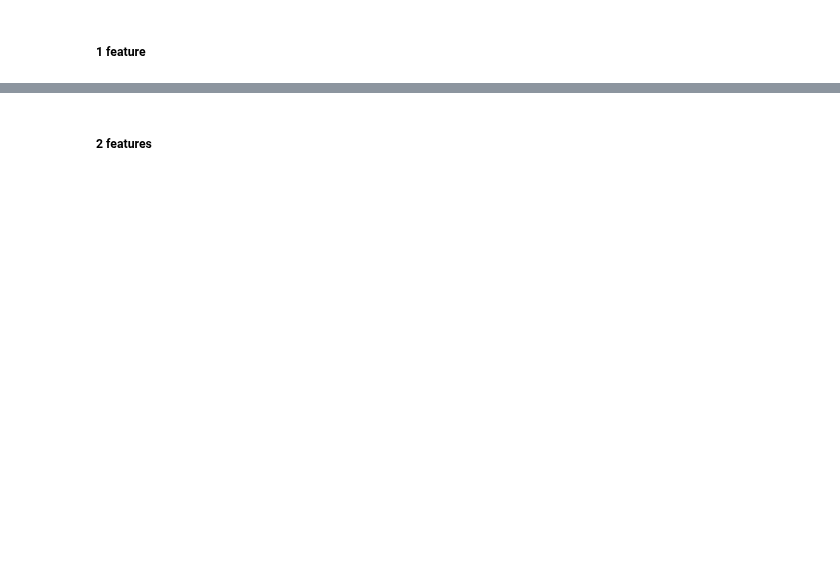
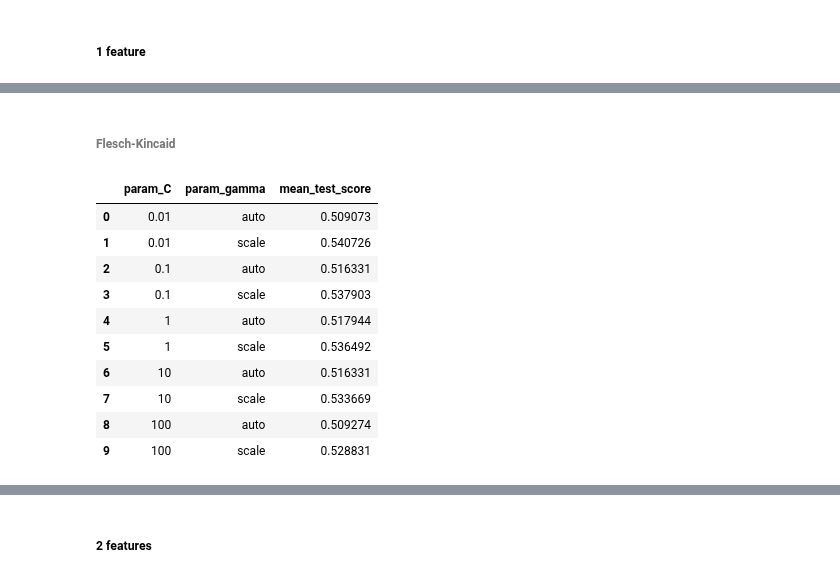
Before and after one commit to ldocarvalho/portals-bias, a Jupyter notebook: portals_bias.ipynb, the cells around one changed output, grey strips where cells are left out. Saved outputs shown, nothing was run; the diff lists cells and outputs as text; code cells hidden in the pictures; blank space fills up the shorter version.

```diff
--- a/portals_bias.ipynb
+++ b/portals_bias.ipynb
@@ -250,17 +264,2 @@ y = df_readability['bias']
 # %% [markdown]
 ##### 1 feature
-# %%
-from numpy import mean
-from numpy import std
-from sklearn import preprocessing
-from sklearn.svm import SVC
-from sklearn.model_selection import LeaveOneOut
-from sklearn.model_selection import cross_validate
-from sklearn.model_selection import train_test_split
-from sklearn.metrics import accuracy_score
-
-cv = LeaveOneOut()
-model = SVC(kernel='rbf', gamma='scale')
-scoring = {'acc': 'accuracy',
-           'prec_macro': 'precision_macro',
-           'rec_micro': 'recall_macro'}
@@ -299,0 +266,19 @@ Revocação: 0.5356854838709678
+# %% [markdown]
+###### Flesch-Kincaid
+# %%
+X_1 = df_readability.drop(['flesch-reading-ease', 'dale-chall', 'gunning-fog', 'bias'], axis=1)
+model.fit(X_1, y)
+df_results = pd.DataFrame(model.cv_results_)
+df_results[['param_C', 'param_gamma', 'mean_test_score']]
+# %% [output]
+|  | param_C | param_gamma | mean_test_score |
+| 0 | 0.01 | auto | 0.509073 |
+| 1 | 0.01 | scale | 0.540726 |
+| 2 | 0.1 | auto | 0.516331 |
+| 3 | 0.1 | scale | 0.537903 |
+| 4 | 1 | auto | 0.517944 |
+| 5 | 1 | scale | 0.536492 |
+| 6 | 10 | auto | 0.516331 |
+| 7 | 10 | scale | 0.533669 |
+| 8 | 100 | auto | 0.509274 |
+| 9 | 100 | scale | 0.528831 |
```
Also changed, not shown: parts of 77 cells of this notebook.
